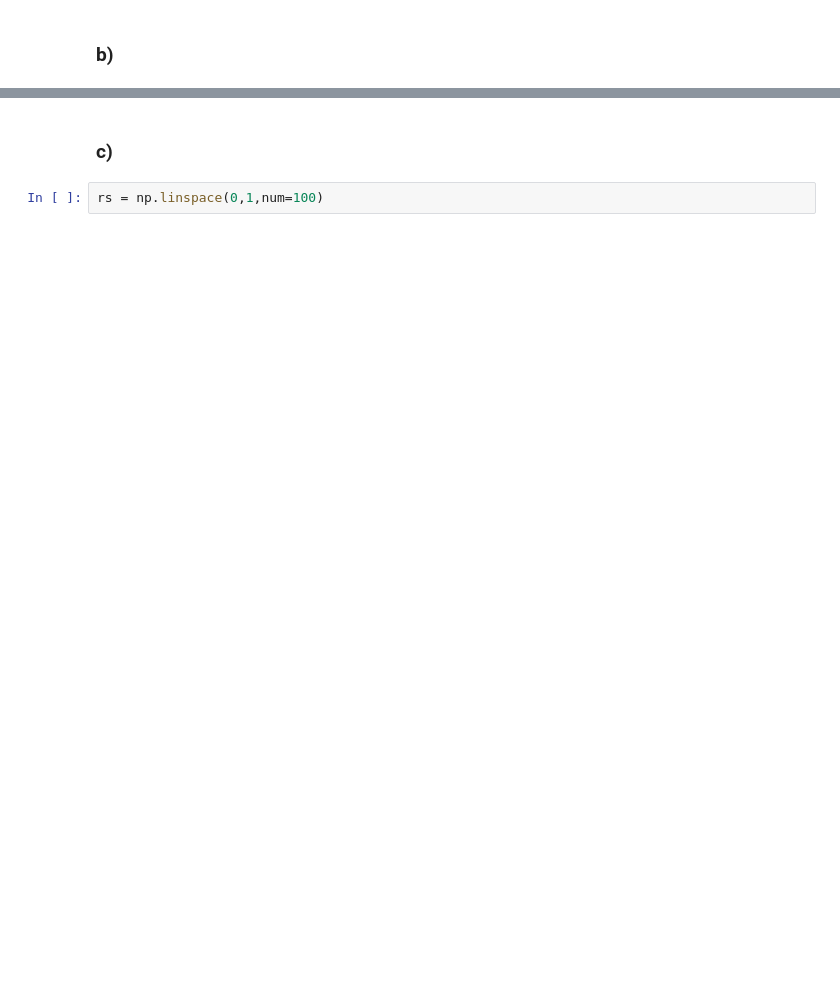
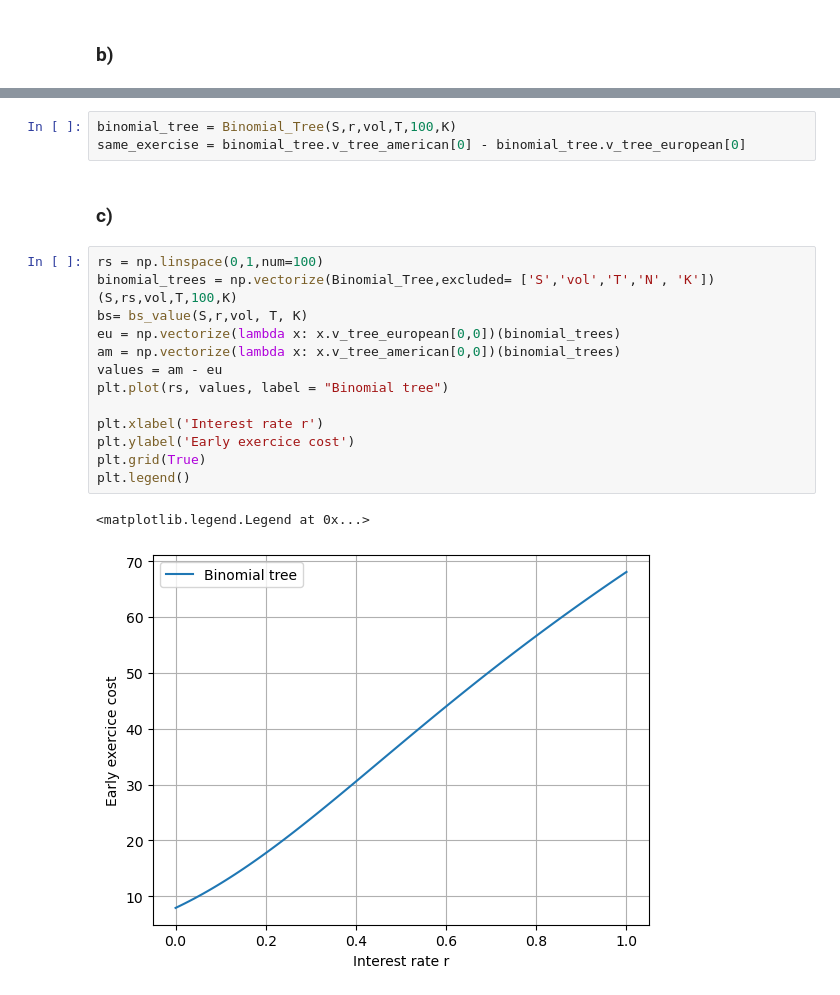
Before and after one commit to JuanSandalinas/Stochastic-Calculus, a Jupyter notebook: binomial.ipynb, the cells around one changed output, grey strips where cells are left out. Drawn from its saved outputs; the diff is of its cells as text; blank space fills up the shorter version.

```diff
--- a/binomial.ipynb
+++ b/binomial.ipynb
@@ -236,4 +249,21 @@ plt.legend()
+# %%
+binomial_tree = Binomial_Tree(S,r,vol,T,100,K)
+same_exercise = binomial_tree.v_tree_american[0] - binomial_tree.v_tree_european[0]
 # %% [markdown]
 ### c)
-# %%
-rs = np.linspace(0,1,num=100)
+# %%
+rs = np.linspace(0,1,num=100)
+binomial_trees = np.vectorize(Binomial_Tree,excluded= ['S','vol','T','N', 'K'])(S,rs,vol,T,100,K)
+bs= bs_value(S,r,vol, T, K)
+eu = np.vectorize(lambda x: x.v_tree_european[0,0])(binomial_trees)
+am = np.vectorize(lambda x: x.v_tree_american[0,0])(binomial_trees)
+values = am - eu
+plt.plot(rs, values, label = "Binomial tree")
+
+plt.xlabel('Interest rate r')
+plt.ylabel('Early exercice cost')
+plt.grid(True)
+plt.legend()
+# %% [output]
+<matplotlib.legend.Legend at 0x...>
+[figure, added]
```
Also changed, not shown: parts of 13 cells of this notebook, 2 other files.
